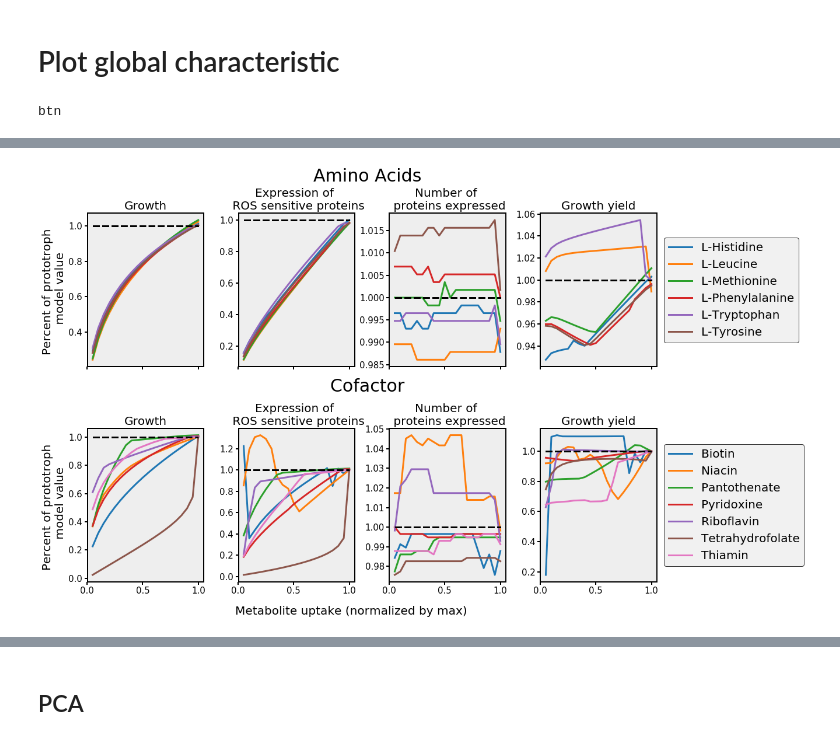
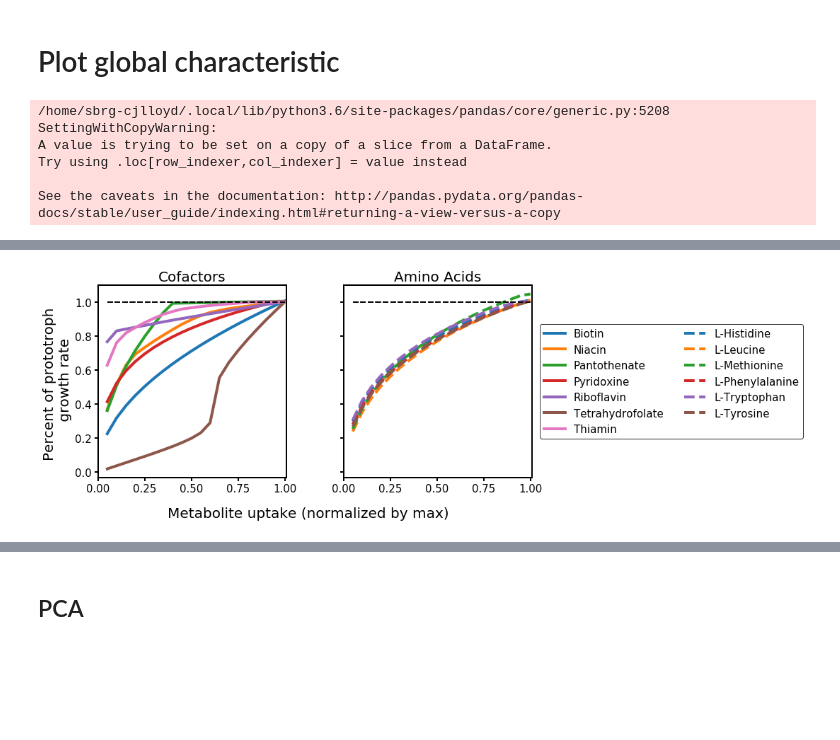
Before and after one commit to coltonlloyd/me_biomass, a Jupyter notebook: me_cofactor/analayze_auxotroph_titration.ipynb, the cells around one changed output, grey strips where cells are left out. Drawn from its saved outputs; the diff is of its cells as text; code cells hidden in the pictures; blank space fills up the shorter version.

```diff
--- a/me_cofactor/analayze_auxotroph_titration.ipynb
+++ b/me_cofactor/analayze_auxotroph_titration.ipynb
@@ -66,6 +66,8 @@ plt.rcParams['figure.figsize'] = [15.0, 5.0]
 plt.rcParams['lines.linewidth'] = 3
 plt.rcParams['axes.labelsize'] = 20
 plt.rcParams['legend.fontsize'] = 20
+plt.rcParams['axes.facecolor'] = 'w'
+plt.rcParams['legend.facecolor'] = 'w'
 # %%
 aas = ['met__L', 'ser__L', 'phe__L', 'asn__L', 'thr__L',
        'ile__L', 'asp__L', 'trp__L', 'cys__L', 'ala__L',
@@ -74,7 +76,8 @@ aas = ['met__L', 'ser__L', 'phe__L', 'asn__L', 'thr__L',
 # %%
 for kind in ['fluxes']:
     joined = pd.DataFrame()
-    for file in glob('./titration/%s.csv' % kind):
+    for file in glob('./titration_new/%s.csv' % kind):
+        print(file)
         df = pd.read_csv(file, index_col=0)
         joined = joined.join(df, how='outer')
 cons_df = joined.T[~ joined.columns.isin(['default'])].T
@@ -241,9 +188,11 @@ def get_protein_distribution(model, solution=None, cog_df=None, groupby='COG'):
 # Plot global characteristic
 # %%
 # W/ changing abundance
-fig, all_axes = plt.subplots(2, 4, sharex=True, figsize=(15,10))
+fig, all_axes = plt.subplots(1, 2, sharey=True, figsize=(11,5), sharex=True)
 
-for kind in ['cofactors', 'aas']:
+all_handles = []
+all_labels = []
+for q, kind in enumerate(['cofactors', 'aas']):
     for met, temp_df in df.groupby('metabolite'):
         if kind == 'aas' and met not in aas:
             continue
@@ -254,47 +203,55 @@ for kind in ['cofactors', 'aas']:
         if met in mets_to_skip:
             continue
         if kind == 'aas':
+            axes = all_axes[1]
+            axes.set_title('Amino Acids')
+        elif kind == 'cofactors':
             axes = all_axes[0]
-        elif kind == 'cofactors':
-            axes = all_axes[1]
-        print(met)
+            axes.set_title('Cofactors')
+        if kind == 'aas':
+            style='--'
+            size=4
+            marker=None
+        else:
+            style='-'
+            size=4
+            marker=None
         temp_df.uptake = temp_df.uptake.map(float)
         temp_df.biomass_dilution = temp_df.biomass_dilution.map(float)
         temp_df = temp_df.sort_values('uptake')
 
         # Plot growth rate
         x = (temp_df.uptake/ temp_df.uptake.max()).values
-        ax = axes[0]
-        ax.plot(x, return_individual_comparison(temp_df, default_series), label=met_to_name[met])
-        ax.plot([1/20, 1], [1]*2, 'k--')
-        ax.set_ylabel('Percent of prototroph \n model value')
-        ax.set_title('Growth')
-        #ax.set_ylim(bottom=.99)
+        ax = axes
+
+        ax.plot(x, return_individual_comparison(temp_df, default_series), linestyle=style, linewidth=size,
+                marker=marker, label=met_to_name[met])
+        ax.plot([1/20, 1], [1]*2, 'k--', linewidth=2)
 
 
-        ax = axes[1]
-        ax.plot(x, find_flux_through_ros_sensitive_protein(temp_df, default_series, ros_damage_probability))
-        ax.set_title('Expression of \n ROS sensitive proteins')
-        ax.plot([1/20, 1], [1] *2, 'k--')
-        #ax.set_ylim(bottom=.99)
 
-        ax = axes[2]
-        ax.plot(x, return_protein_use_comparison(temp_df, default_series, kind='num_proteins_expressed'), label=met_to_name[met])
-        ax.set_title('Number of \n proteins expressed')
-        ax.plot([1/20, 1], [1] *2, 'k--')
+    handles, labels = ax.get_legend_handles_labels()
+    all_handles.extend(handles)
+    all_labels.extend(labels)
+    ax.set_facecolor('w')
+    #if kind == 'cofactors':
+    ax.set_xlim(0, 1.01)
 
-        ax = axes[3]
-        substrate_carbons = me.metabolites.get_by_id(met + '_c').elements['C']
-        ax.plot(x, return_individual_comparison(temp_df, default_series, kind='yield', substrate='EX_'+met+'_c',
-                                                substrate_carbons=substrate_carbons), label=met_to_name[met])
-        ax.plot([1/20, 1], [1] *2, 'k--')
-        ax.set_title('Growth yield')
-    ax.legend(bbox_to_anchor=(1.01, .5), loc='center left')
+all_axes[0].set_ylabel('Percent of prototroph \n growth rate')
+lgd = all_axes[1].legend(all_handles, all_labels, bbox_to_anchor=(1.01, .5), loc='center left', ncol=2, fontsize=15, facecolor='w')
+
+
 
 fig.text(.5, -.03, 'Metabolite uptake (normalized by max)', ha='center', size=20)
-fig.text(.5, 1, '      Amino Acids', ha='center', size=30)
-fig.text(.5, .5, '      Cofactor', ha='center', size=30)
-fig.tight_layout()
+#fig.text(.5, 1, '      Amino Acids', ha='center', size=30)
+#fig.text(.5, .5, '      Cofactor', ha='center', size=30)
+#fig.tight_layout()
 fig.subplots_adjust(wspace=.3, hspace=.4)
+fig.savefig('/home/sbrg-cjlloyd/Dropbox/_me_cofactor_manuscript/Figures/auxotroph_titration_growth.svg',
+           bbox_extra_artists=(lgd,), bbox_inches='tight')
 # %% [output]
-btn
+/home/sbrg-cjlloyd/.local/lib/python3.6/site-packages/pandas/core/generic.py:5208 SettingWithCopyWarning:
+A value is trying to be set on a copy of a slice from a DataFrame.
+Try using .loc[row_indexer,col_indexer] = value instead
+
+See the caveats in the documentation: http://pandas.pydata.org/pandas-docs/stable/user_guide/indexing.html#returning-a-view-versus-a-copy
@@ -327 +258 @@ tyr__L
-[figure, old version]
+[figure, new version]
```
Also changed, not shown: parts of 21 cells of this notebook, 5 other files.
